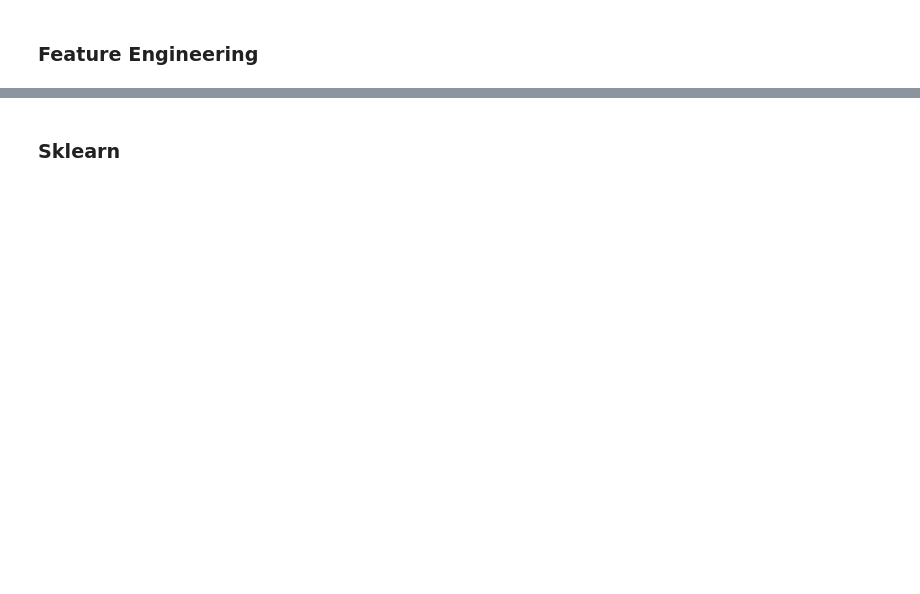
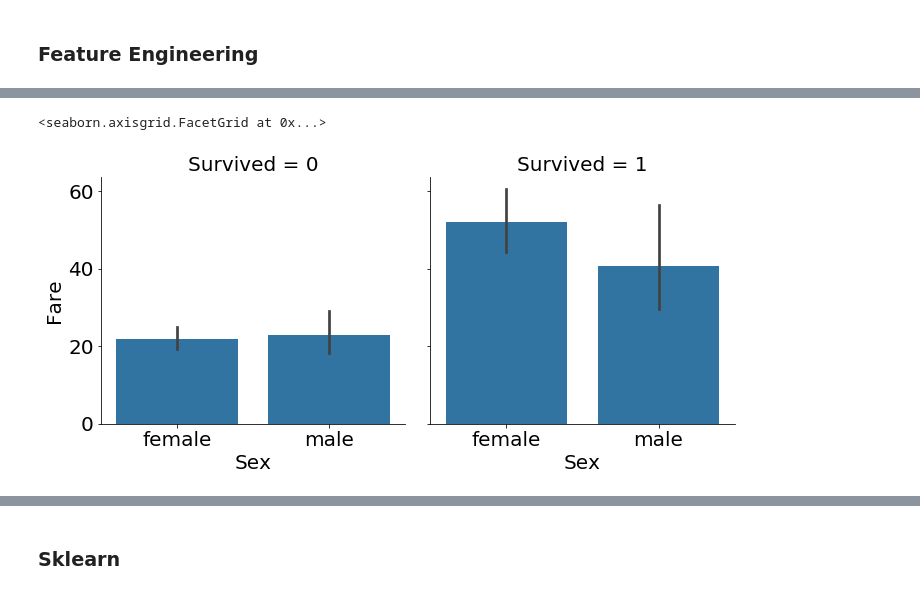
Before and after one commit to rmalav15/kaggle, a Jupyter notebook: Titanic.ipynb, the cells around one changed output, grey strips where cells are left out. Saved outputs shown, nothing was run; the diff lists cells and outputs as text; code cells hidden in the pictures; blank space fills up the shorter version.

```diff
--- a/Titanic.ipynb
+++ b/Titanic.ipynb
@@ -135,0 +214,7 @@ print(df[''])
+# %%
+g = sns.FacetGrid(df, col='Survived', size = 5)
+g.map(sns.barplot, 'Sex', 'Fare')
+g.add_legend()
+# %% [output]
+<seaborn.axisgrid.FacetGrid at 0x...>
+[figure, added]
```
Also changed, not shown: parts of 47 cells of this notebook.
